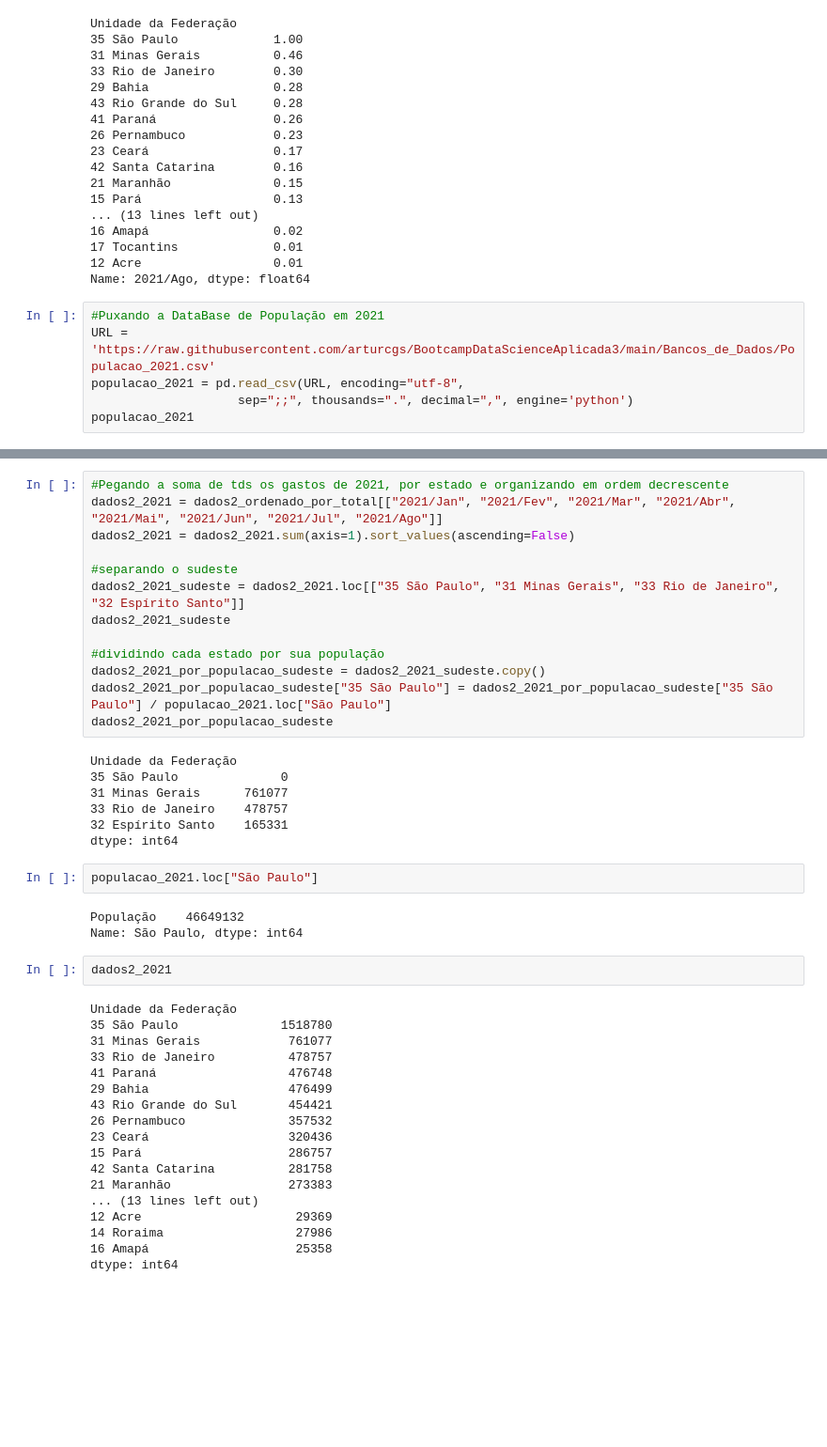
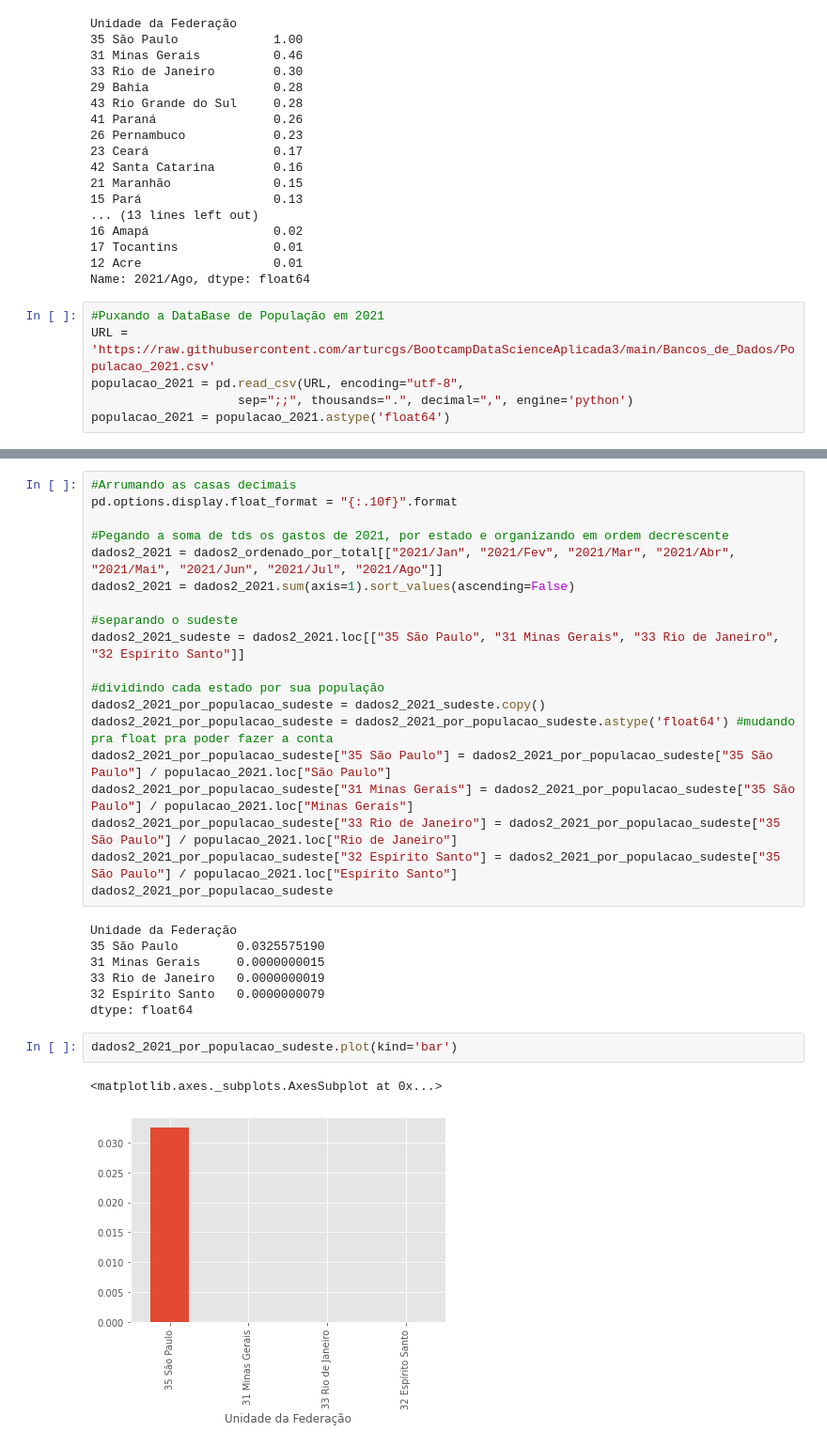
Before and after one commit to arturcgs/bootcamp-data-science-aplicada3, a Jupyter notebook: Aulas/Módulo_1.ipynb, the cells around one changed output, grey strips where cells are left out. Shown at 94% size. Drawn from its saved outputs; the diff is of its cells as text; blank space fills up the shorter version.

```diff
--- a/Aulas/Módulo_1.ipynb
+++ b/Aulas/Módulo_1.ipynb
@@ -194,4 +194,4 @@ Name: 2021/Ago, dtype: float64
 URL = 'https://raw.githubusercontent.com/arturcgs/BootcampDataScienceAplicada3/main/Bancos_de_Dados/Populacao_2021.csv'
 populacao_2021 = pd.read_csv(URL, encoding="utf-8",
                     sep=";;", thousands=".", decimal=",", engine='python')
-populacao_2021
+populacao_2021 = populacao_2021.astype('float64')
@@ -216,45 +198,31 @@ populacao_2021
 # %%
+#Arrumando as casas decimais
+pd.options.display.float_format = "{:.10f}".format
+
 #Pegando a soma de tds os gastos de 2021, por estado e organizando em ordem decrescente
 dados2_2021 = dados2_ordenado_por_total[["2021/Jan", "2021/Fev", "2021/Mar", "2021/Abr", "2021/Mai", "2021/Jun", "2021/Jul", "2021/Ago"]]
 dados2_2021 = dados2_2021.sum(axis=1).sort_values(ascending=False)
 
 #separando o sudeste
 dados2_2021_sudeste = dados2_2021.loc[["35 São Paulo", "31 Minas Gerais", "33 Rio de Janeiro", "32 Espírito Santo"]]
-dados2_2021_sudeste
 
 #dividindo cada estado por sua população
 dados2_2021_por_populacao_sudeste = dados2_2021_sudeste.copy()
+dados2_2021_por_populacao_sudeste = dados2_2021_por_populacao_sudeste.astype('float64') #mudando pra float pra poder fazer a conta
 dados2_2021_por_populacao_sudeste["35 São Paulo"] = dados2_2021_por_populacao_sudeste["35 São Paulo"] / populacao_2021.loc["São Paulo"]
+dados2_2021_por_populacao_sudeste["31 Minas Gerais"] = dados2_2021_por_populacao_sudeste["35 São Paulo"] / populacao_2021.loc["Minas Gerais"]
+dados2_2021_por_populacao_sudeste["33 Rio de Janeiro"] = dados2_2021_por_populacao_sudeste["35 São Paulo"] / populacao_2021.loc["Rio de Janeiro"]
+dados2_2021_por_populacao_sudeste["32 Espírito Santo"] = dados2_2021_por_populacao_sudeste["35 São Paulo"] / populacao_2021.loc["Espírito Santo"]
 dados2_2021_por_populacao_sudeste
 # %% [output]
 Unidade da Federação
-35 São Paulo              0
-31 Minas Gerais      761077
-33 Rio de Janeiro    478757
-32 Espírito Santo    165331
-dtype: int64
+35 São Paulo        0.0325575190
+31 Minas Gerais     0.0000000015
+33 Rio de Janeiro   0.0000000019
+32 Espírito Santo   0.0000000079
+dtype: float64
-# %%
-populacao_2021.loc["São Paulo"]
-# %% [output]
-População    46649132
-Name: São Paulo, dtype: int64
-# %%
-dados2_2021
-# %% [output]
-Unidade da Federação
-35 São Paulo              1518780
-31 Minas Gerais            761077
-33 Rio de Janeiro          478757
-41 Paraná                  476748
-29 Bahia                   476499
-43 Rio Grande do Sul       454421
-26 Pernambuco              357532
-23 Ceará                   320436
-15 Pará                    286757
-42 Santa Catarina          281758
-21 Maranhão                273383
-... (13 lines left out)
-12 Acre                     29369
-14 Roraima                  27986
-16 Amapá                    25358
-dtype: int64
+# %%
+dados2_2021_por_populacao_sudeste.plot(kind='bar')
+# %% [output]
+<matplotlib.axes._subplots.AxesSubplot at 0x...>
+[figure, added]
```
Also changed, not shown: parts of 1 cell of this notebook.
